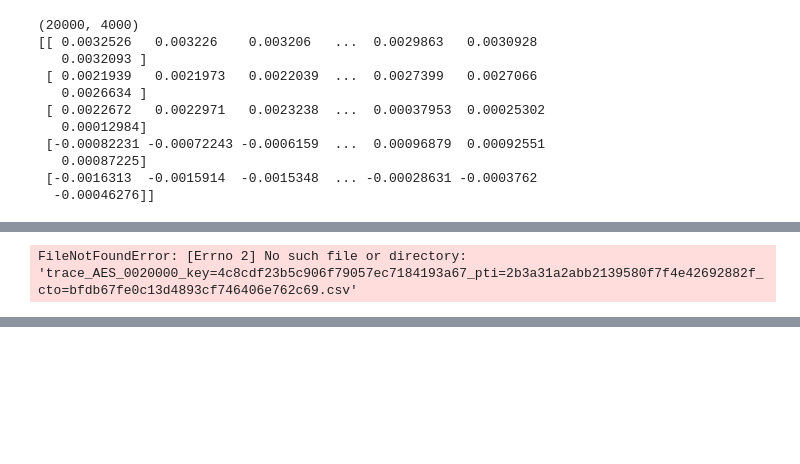
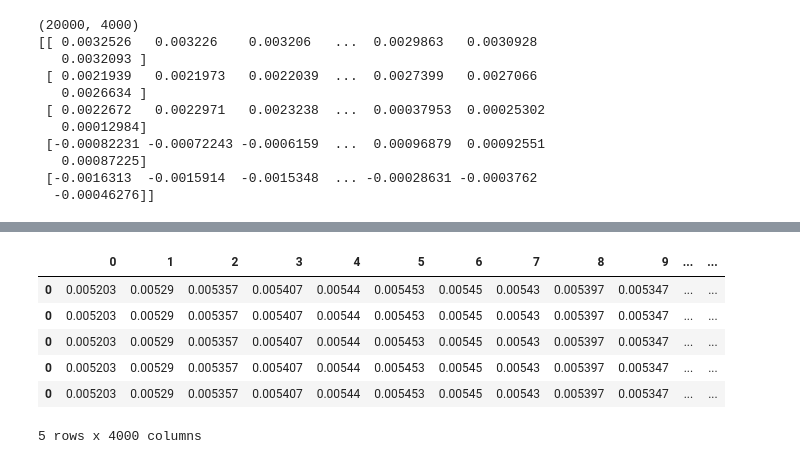
Before and after one commit to LBF38/Projet-EMA, a Jupyter notebook: projet_EMA.ipynb, the cells around one changed output, grey strips where cells are left out. Cells and saved outputs as stored; diff of their text form; code cells hidden in the pictures; blank space fills up the shorter version.

```diff
--- a/projet_EMA.ipynb
+++ b/projet_EMA.ipynb
@@ -126,23 +125,9 @@ KeyboardInterrupt:
-# %%
-# Initialisation de la matrice pour stocker les données
-data_matrix = np.empty((0,4))
-data_pandas = pd.DataFrame()
-
-def readcsv_numpy(filename, data_matrix):
-    data = np.genfromtxt(filename, delimiter=",")
-    data_matrix = np.append(data_matrix.reshape(data_matrix.shape[0],data.shape[0]), data.reshape(1,data.shape[0]), axis=0)
-    return data_matrix
-def readcsv_pandas(filename:str, data_pandas: pd.DataFrame):
-    data = pd.read_csv(filename, sep=',', header=None)
-    data_pandas = pd.concat([data_pandas, data], axis=0)
-    return data_pandas
-
-# Boucle pour lire les fichiers CSV
-for file in tracesFiles[:100]:
-    data = pd.read_csv(filename, sep=',', header=None)
-    data_pandas = pd.concat([data_pandas, data], axis=0)
-
-# Afficher la matrice
-data_pandas.head()
-# %% [output]
-FileNotFoundError: [Errno 2] No such file or directory: 'trace_AES_0020000_key=4c8cdf23b5c906f79057ec7184193a67_pti=2b3a31a2abb2139580f7f4e42692882f_cto=bfdb67fe0c13d4893cf746406e762c69.csv'
+# %%
+data_pandas = pd.DataFrame()
+
+for file in tracesFiles[:10]:
+    data = pd.read_csv(os.path.join(directory,filename), sep=',', header=None)
+    data_pandas = pd.concat([data_pandas, data], axis=0)
+
+data_pandas.head()
+# %% [output]
@@ -148,0 +135,7 @@ FileNotFoundError: [Errno 2] No such file or directory: 'trace_AES_0020000_key=4
+|  | 0 | 1 | 2 | 3 | 4 | 5 | 6 | 7 | 8 | 9 | ... | ... |
+| 0 | 0.005203 | 0.00529 | 0.005357 | 0.005407 | 0.00544 | 0.005453 | 0.00545 | 0.00543 | 0.005397 | 0.005347 | ... | ... |
+| 0 | 0.005203 | 0.00529 | 0.005357 | 0.005407 | 0.00544 | 0.005453 | 0.00545 | 0.00543 | 0.005397 | 0.005347 | ... | ... |
+| 0 | 0.005203 | 0.00529 | 0.005357 | 0.005407 | 0.00544 | 0.005453 | 0.00545 | 0.00543 | 0.005397 | 0.005347 | ... | ... |
+| 0 | 0.005203 | 0.00529 | 0.005357 | 0.005407 | 0.00544 | 0.005453 | 0.00545 | 0.00543 | 0.005397 | 0.005347 | ... | ... |
+| 0 | 0.005203 | 0.00529 | 0.005357 | 0.005407 | 0.00544 | 0.005453 | 0.00545 | 0.00543 | 0.005397 | 0.005347 | ... | ... |
+5 rows x 4000 columns
```
Also changed, not shown: parts of 5 cells of this notebook.
